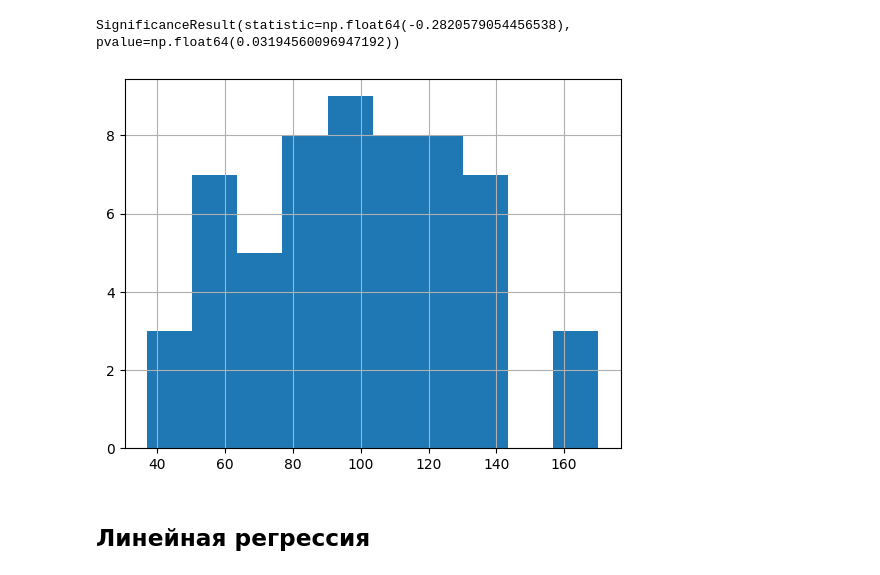
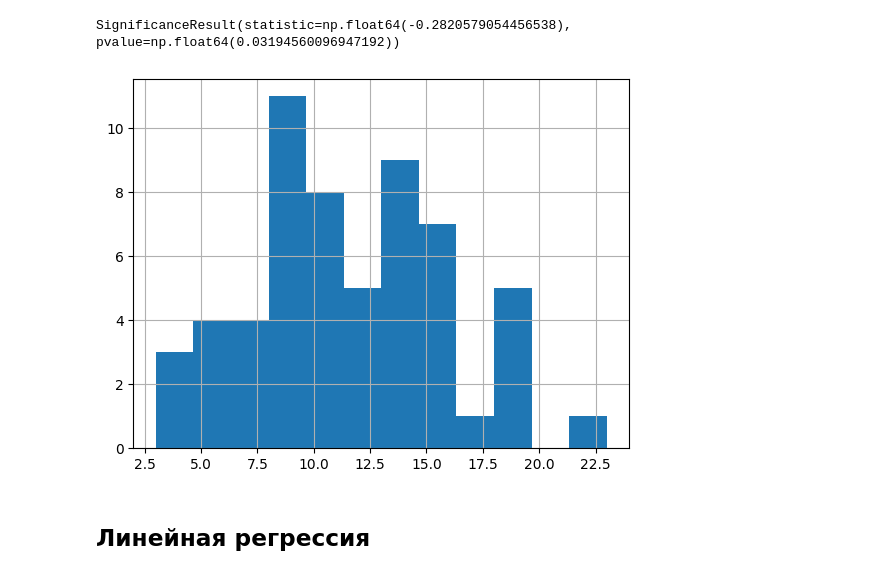
Before and after one commit to r1sephoenix/ihna_project, a Jupyter notebook: notebooks/assr.ipynb, the cells around one changed output. Drawn from its saved outputs; the diff is of its cells as text; code cells hidden in the pictures.

```diff
--- a/notebooks/assr.ipynb
+++ b/notebooks/assr.ipynb
@@ -282,9 +282,9 @@ stats.spearmanr(asd_srs['assr'], asd_srs['Awr'])
 # %% [output]
 SignificanceResult(statistic=np.float64(-0.2820579054456538), pvalue=np.float64(0.03194560096947192))
 # %%
-asd_srs['Total'].hist(bins=10);
+asd_srs['Awr'].hist(bins=12);
 # %% [output]
-[figure, old version]
+[figure, new version]
 # %% [markdown]
 ## Линейная регрессия
 # %%
```
